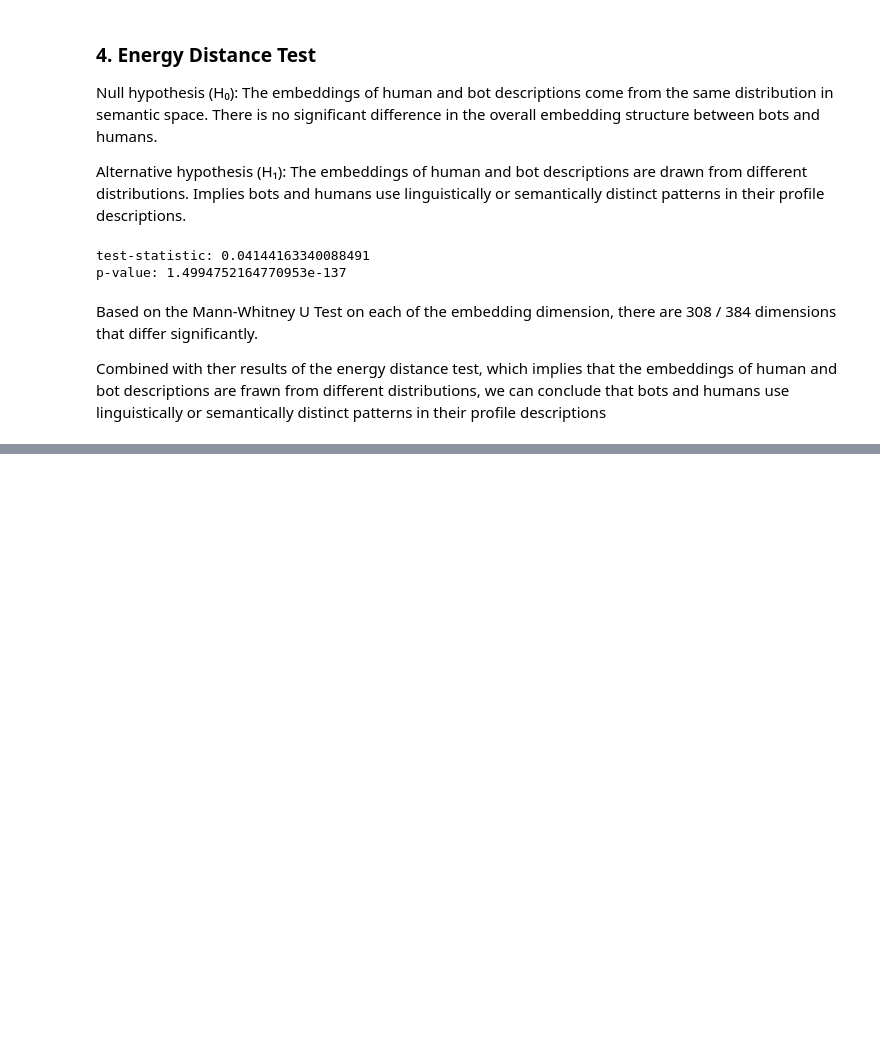
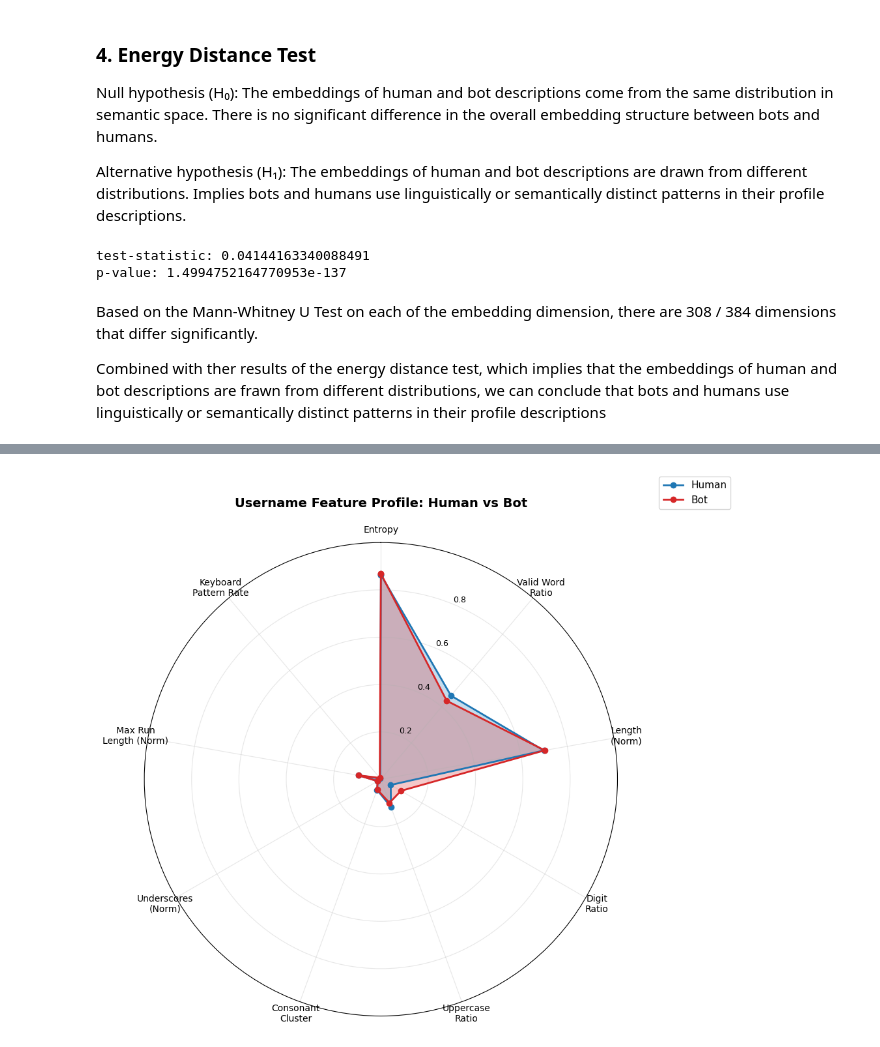
Before and after one commit to celneo7/DSA4263-Project-Twitter-Bots, a Jupyter notebook: notebooks/hypothesis.ipynb, the cells around one changed output, grey strips where cells are left out. Cells and saved outputs as stored; diff of their text form; code cells hidden in the pictures; blank space fills up the shorter version.

```diff
--- a/notebooks/hypothesis.ipynb
+++ b/notebooks/hypothesis.ipynb
@@ -406,0 +727,17 @@ Combined with ther results of the energy distance test, which implies that the e
+# %%
+def keyboard_pattern_flag(s: str) -> int:
+    """Return 1 if username contains common sequential keyboard or digit patterns."""
+    if not s:
+        return 0
+    s_lower = s.lower()
+
+    common_patterns = [
+        "qwerty", "asdf", "zxcv", "123", "234", "345", "456", "567", "678", "789",
+        "abc", "abcd", "xyz", "pass", "test", "user"
+    ]
+    for p in common_patterns:
+        if p in s_lower:
+            return 1
+    return 0
+
+twitter_accounts_df["keyboard_pattern_flag"] = twitter_accounts_df["screen_name"].apply(keyboard_pattern_flag)
@@ -406,0 +854,77 @@ Combined with ther results of the energy distance test, which implies that the e
+# %%
+## Conclusion: No Meaningful Difference in Username Structure
+
+The radar chart shows that human and bot username profiles are nearly overlapping across all nine features (entropy, valid word ratio, normalized length, digit ratio, uppercase ratio, consonant cluster ratio, normalized underscores, normalized max run length, and keyboard pattern rate). Any visible gaps are minimal and within expected variability, indicating no practically meaningful difference in username structure between the two groups in this dataset. As such, username features alone are insufficient to distinguish bots from humans and should be combined with stronger behavioral or content-based signals for reliable classification.# Radar chart comparing normalized username features for Humans vs Bots (including max run length and keyboard pattern)
+from math import pi
+import numpy as np
+import pandas as pd
+import matplotlib.pyplot as plt
+
+
+# Define features to compare (all on ~0-1 scale or proportions)
+radar_features = [
+    ('username_entropy', 'Entropy'),
+    ('valid_word_ratio', 'Valid Word\nRatio'),
+    ('username_length_normalized', 'Length\n(Norm)'),
+    ('digit_ratio', 'Digit\nRatio'),
+    ('uppercase_ratio', 'Uppercase\nRatio'),
+    ('consonant_cluster_ratio', 'Consonant\nCluster'),
+    ('num_underscores_normalized', 'Underscores\n(Norm)'),
+    ('max_run_length_ratio', 'Max Run\nLength (Norm)'),
+    ('keyboard_pattern_flag', 'Keyboard\nPattern Rate')
+]
+
+# Check required columns
+missing = [col for col, _ in radar_features if col not in twitter_accounts_df.columns]
+if missing:
+    raise ValueError(f"Missing required columns for radar chart: {missing}.\n"
+                     "Please ensure all features are calculated.")
+
+# Compute mean per feature for each account type
+human_means = []
+bot_means = []
+labels = []
+for col, label in radar_features:
+    vals_h = twitter_accounts_df.loc[twitter_accounts_df['account_type']=='human', col].astype(float)
+    vals_b = twitter_accounts_df.loc[twitter_accounts_df['account_type']=='bot', col].astype(float)
+    # Clip to [0, 1] safety for ratios/norms (keyboard flag already 0/1)
+    vals_h = vals_h.clip(0, 1)
+    vals_b = vals_b.clip(0, 1)
+    human_means.append(vals_h.mean())
+    bot_means.append(vals_b.mean())
+    labels.append(label)
+
+# Radar setup
+num_vars = len(labels)
+angles = [n / float(num_vars) * 2 * pi for n in range(num_vars)]
+angles += angles[:1]
+
+human_vals = human_means + human_means[:1]
+bot_vals = bot_means + bot_means[:1]
+
+fig, ax = plt.subplots(figsize=(10, 10), subplot_kw=dict(projection='polar'))
+
+# Polar settings
+ax.set_theta_offset(pi / 2)
+ax.set_theta_direction(-1)
+ax.set_xticks(angles[:-1])
+ax.set_xticklabels(labels, fontsize=10)
+ax.set_ylim(0, 1)
+ax.set_yticks([0.2, 0.4, 0.6, 0.8])
+ax.set_yticklabels(['0.2', '0.4', '0.6', '0.8'], fontsize=9)
+ax.grid(True, alpha=0.3)
+
+# Plot
+ax.plot(angles, human_vals, 'o-', linewidth=2, label='Human', color='tab:blue', markersize=6)
+ax.fill(angles, human_vals, alpha=0.25, color='tab:blue')
+
+ax.plot(angles, bot_vals, 'o-', linewidth=2, label='Bot', color='tab:red', markersize=6)
+ax.fill(angles, bot_vals, alpha=0.25, color='tab:red')
+
+ax.legend(loc='upper right', bbox_to_anchor=(1.25, 1.15), fontsize=11)
+ax.set_title('Username Feature Profile: Human vs Bot', fontsize=14, fontweight='bold', pad=20)
+
+plt.tight_layout()
+plt.show()
+# %% [output]
+[figure, added]
```
Also changed, not shown: parts of 30 cells of this notebook.
